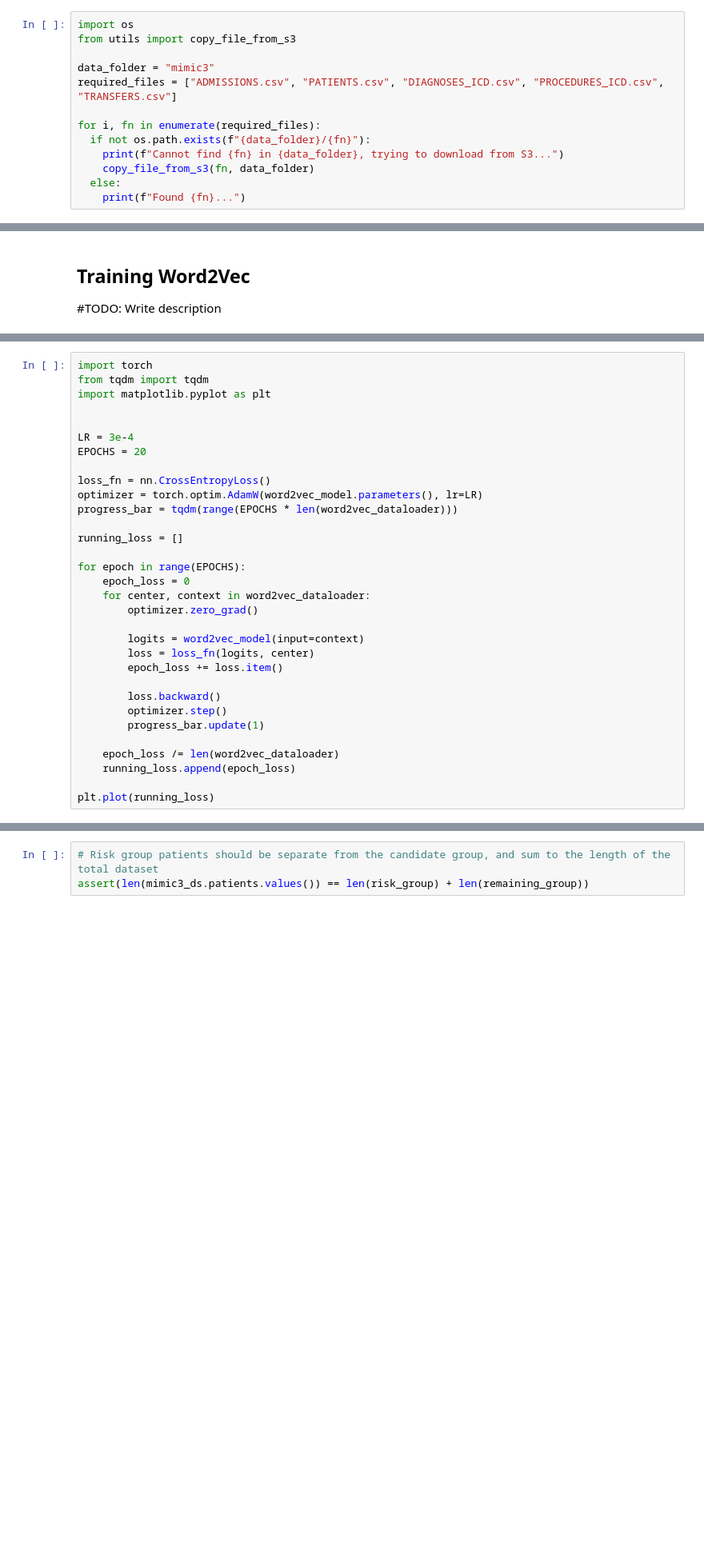
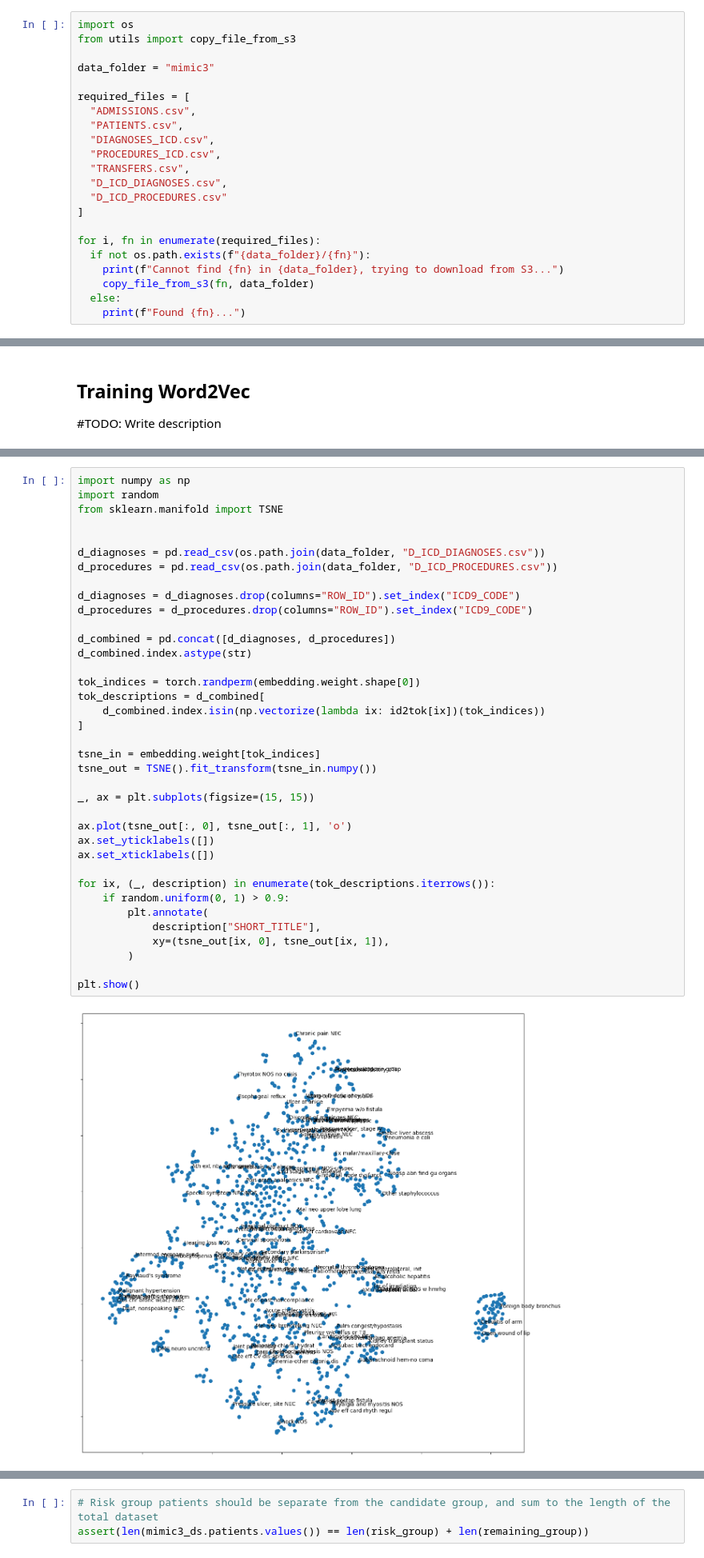
Before and after one commit to ssepac/cs598_deepr, a Jupyter notebook: deepr.ipynb, the cells around one changed output, grey strips where cells are left out. Shown at 80% size. Drawn from its saved outputs; the diff is of its cells as text; blank space fills up the shorter version.

Commit message:
Add TSNE chart to word2vec

```diff
--- a/deepr.ipynb
+++ b/deepr.ipynb
@@ -20,7 +38,16 @@ import os
 from utils import copy_file_from_s3
 
 data_folder = "mimic3"
-required_files = ["ADMISSIONS.csv", "PATIENTS.csv", "DIAGNOSES_ICD.csv", "PROCEDURES_ICD.csv", "TRANSFERS.csv"]
+
+required_files = [
+  "ADMISSIONS.csv",
+  "PATIENTS.csv",
+  "DIAGNOSES_ICD.csv",
+  "PROCEDURES_ICD.csv",
+  "TRANSFERS.csv",
+  "D_ICD_DIAGNOSES.csv",
+  "D_ICD_PROCEDURES.csv"
+]
 
 for i, fn in enumerate(required_files):
   if not os.path.exists(f"{data_folder}/{fn}"):
@@ -313,32 +392,39 @@ word2vec_model = Word2Vec(len(vocab), embedding_size=100)
 # %%
-import torch
-from tqdm import tqdm
-import matplotlib.pyplot as plt
+import numpy as np
+import random
+from sklearn.manifold import TSNE
 
 
-LR = 3e-4
-EPOCHS = 20
+d_diagnoses = pd.read_csv(os.path.join(data_folder, "D_ICD_DIAGNOSES.csv"))
+d_procedures = pd.read_csv(os.path.join(data_folder, "D_ICD_PROCEDURES.csv"))
 
-loss_fn = nn.CrossEntropyLoss()
-optimizer = torch.optim.AdamW(word2vec_model.parameters(), lr=LR)
-progress_bar = tqdm(range(EPOCHS * len(word2vec_dataloader)))
+d_diagnoses = d_diagnoses.drop(columns="ROW_ID").set_index("ICD9_CODE")
+d_procedures = d_procedures.drop(columns="ROW_ID").set_index("ICD9_CODE")
 
-running_loss = []
+d_combined = pd.concat([d_diagnoses, d_procedures])
+d_combined.index.astype(str)
 
-for epoch in range(EPOCHS):
-    epoch_loss = 0
-    for center, context in word2vec_dataloader:
-        optimizer.zero_grad()
+tok_indices = torch.randperm(embedding.weight.shape[0])
+tok_descriptions = d_combined[
+    d_combined.index.isin(np.vectorize(lambda ix: id2tok[ix])(tok_indices))
+]
 
-        logits = word2vec_model(input=context)
-        loss = loss_fn(logits, center)
-        epoch_loss += loss.item()
+tsne_in = embedding.weight[tok_indices]
+tsne_out = TSNE().fit_transform(tsne_in.numpy())
 
-        loss.backward()
-        optimizer.step()
-        progress_bar.update(1)
+_, ax = plt.subplots(figsize=(15, 15))
 
-    epoch_loss /= len(word2vec_dataloader)
-    running_loss.append(epoch_loss)
+ax.plot(tsne_out[:, 0], tsne_out[:, 1], 'o')
+ax.set_yticklabels([])
+ax.set_xticklabels([])
 
-plt.plot(running_loss)
+for ix, (_, description) in enumerate(tok_descriptions.iterrows()):
+    if random.uniform(0, 1) > 0.9:
+        plt.annotate(
+            description["SHORT_TITLE"],
+            xy=(tsne_out[ix, 0], tsne_out[ix, 1]),
+        )
+
+plt.show()
+# %% [output]
+[figure, added]
```
Also changed, not shown: parts of 8 cells of this notebook.
